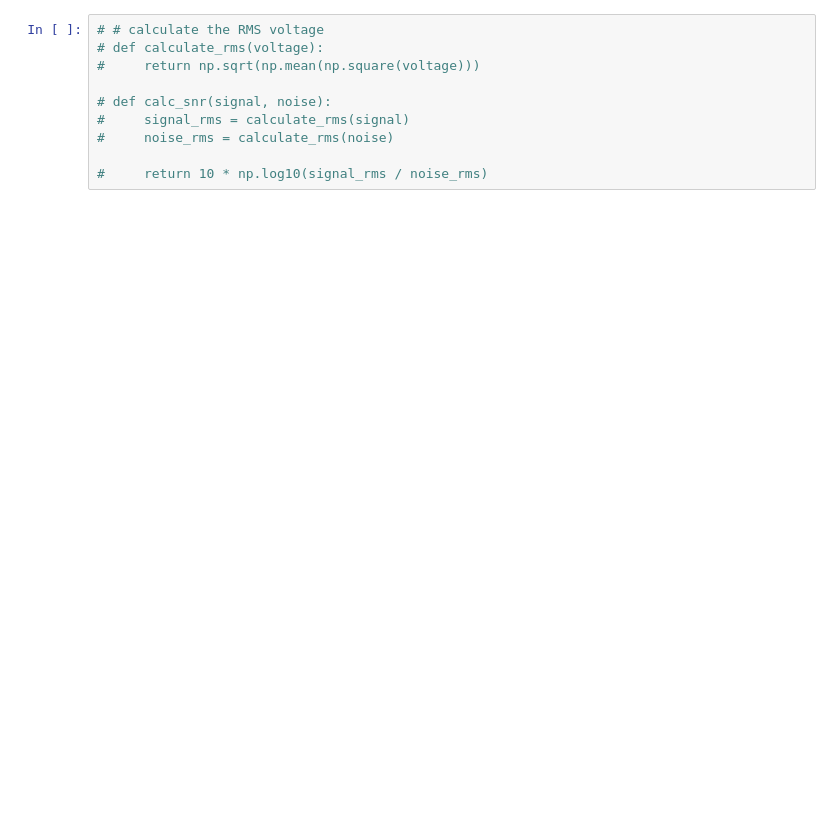
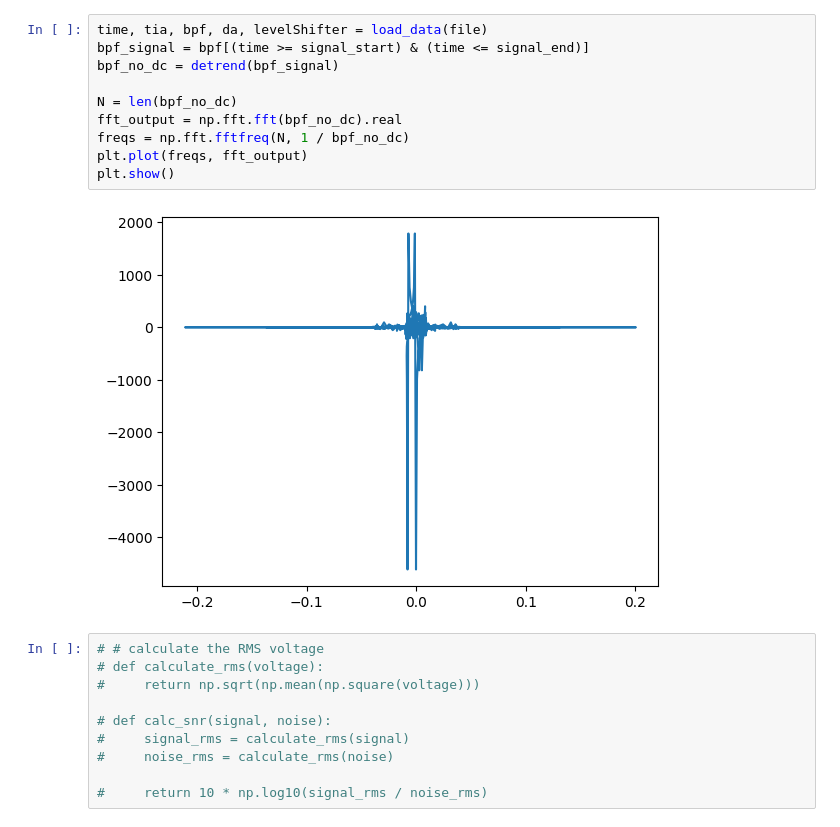
Before and after one commit to ManmeetKP123/2465-Underwater-LiFi, a Jupyter notebook: data_processing/snr_script.ipynb, the cells around one changed output. Cells and saved outputs as stored; diff of their text form; blank space fills up the shorter version.

```diff
--- a/data_processing/snr_script.ipynb
+++ b/data_processing/snr_script.ipynb
@@ -32,3 +140,15 @@ def load_data(filename):
+# %%
+time, tia, bpf, da, levelShifter = load_data(file)
+bpf_signal = bpf[(time >= signal_start) & (time <= signal_end)]
+bpf_no_dc = detrend(bpf_signal)
+
+N = len(bpf_no_dc)
+fft_output = np.fft.fft(bpf_no_dc).real
+freqs = np.fft.fftfreq(N, 1 / bpf_no_dc)
+plt.plot(freqs, fft_output)
+plt.show()
+# %% [output]
+[figure, added]
 # %%
 # # calculate the RMS voltage
 # def calculate_rms(voltage):
```
Also changed, not shown: parts of 8 cells of this notebook.
